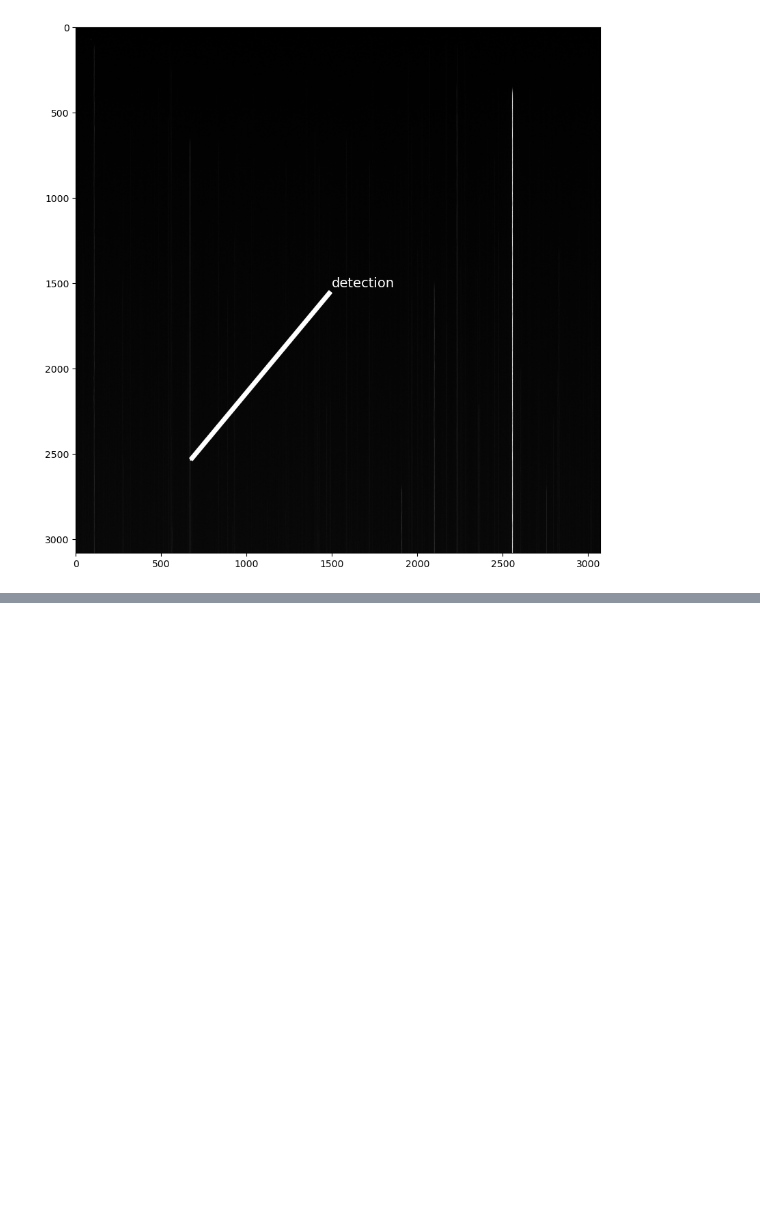
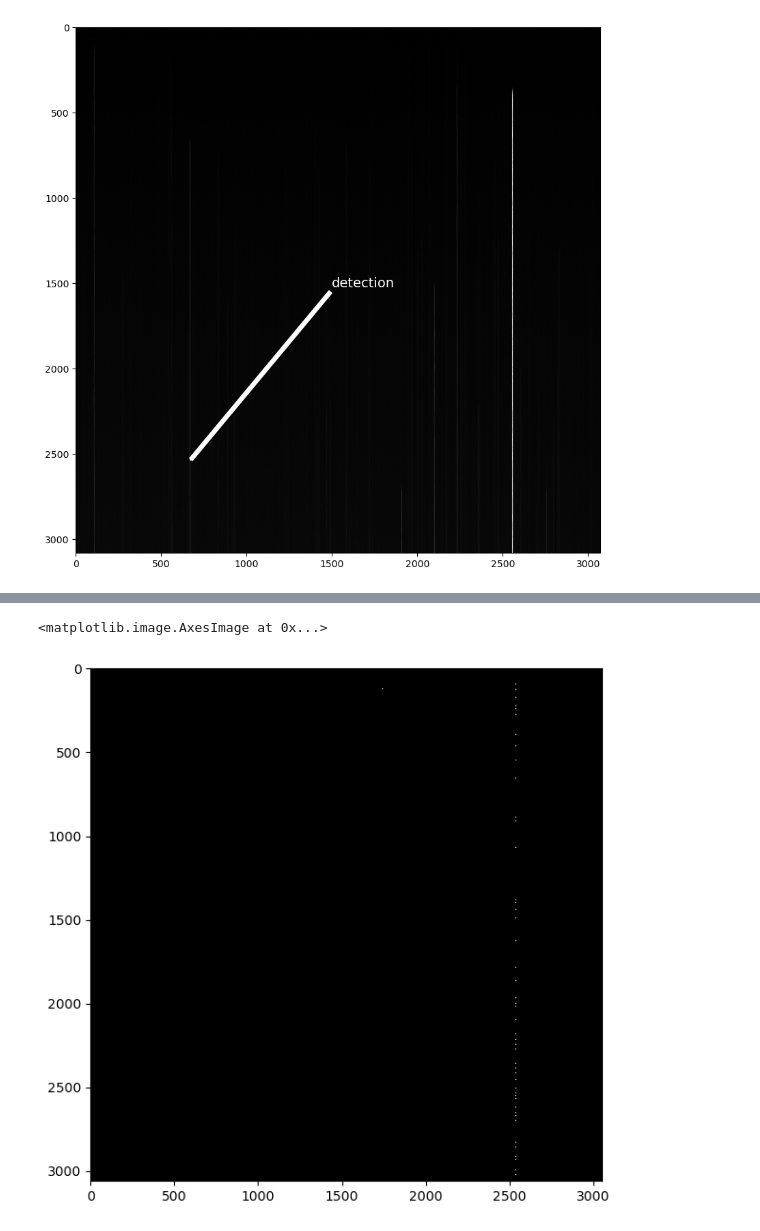
Before and after one commit to SHDaniels/Continuous-Readout-Image-Transient-Detection-with-CNNs, a Jupyter notebook: candidate_identification.ipynb, the cells around one changed output, grey strips where cells are left out. Cells and saved outputs as stored; diff of their text form; code cells hidden in the pictures; blank space fills up the shorter version.

```diff
--- a/candidate_identification.ipynb
+++ b/candidate_identification.ipynb
@@ -104,0 +156,13 @@ Text(1500, 1500, 'detection')
+# %%
+extpath = '/lustre/lrspec/ZTF_data/science_extractions/1020/'
+# %%
+predsarray_midfile = np.load(extpath+'ztf_20221020294271_000449_zr_c13_x_0017._extraction_predsarray_4_predsarray.npy')
+# %%
+nrow, ncol = hdul2[1].data.shape
+wid=10
+
+pimg_pos = predsarray_midfile[:, 1].reshape(ncol - 2 * wid, nrow - 2 * wid)
+pimg_bg = predsarray_midfile[:, 0].reshape(ncol - 2 * wid, nrow - 2 * wid)
+pimg_streak = predsarray_midfile[:, 4].reshape(ncol - 2 * wid, nrow - 2 * wid)
+pimg_neg = predsarray_midfile[:, 2].reshape(ncol - 2 * wid, nrow - 2 * wid)
+pimg_cr = predsarray_midfile[:, 3].reshape(ncol - 2 * wid, nrow - 2 * wid)
@@ -104,0 +172,7 @@ Text(1500, 1500, 'detection')
+# %%
+plt.imshow((pimg_neg>.9999).T)
+# plt.xlim(row-20,row+20)
+# plt.ylim(col-20,col+20)
+# %% [output]
+<matplotlib.image.AxesImage at 0x...>
+[figure, added]
```
Also changed, not shown: parts of 5 cells of this notebook, 2 other files.
